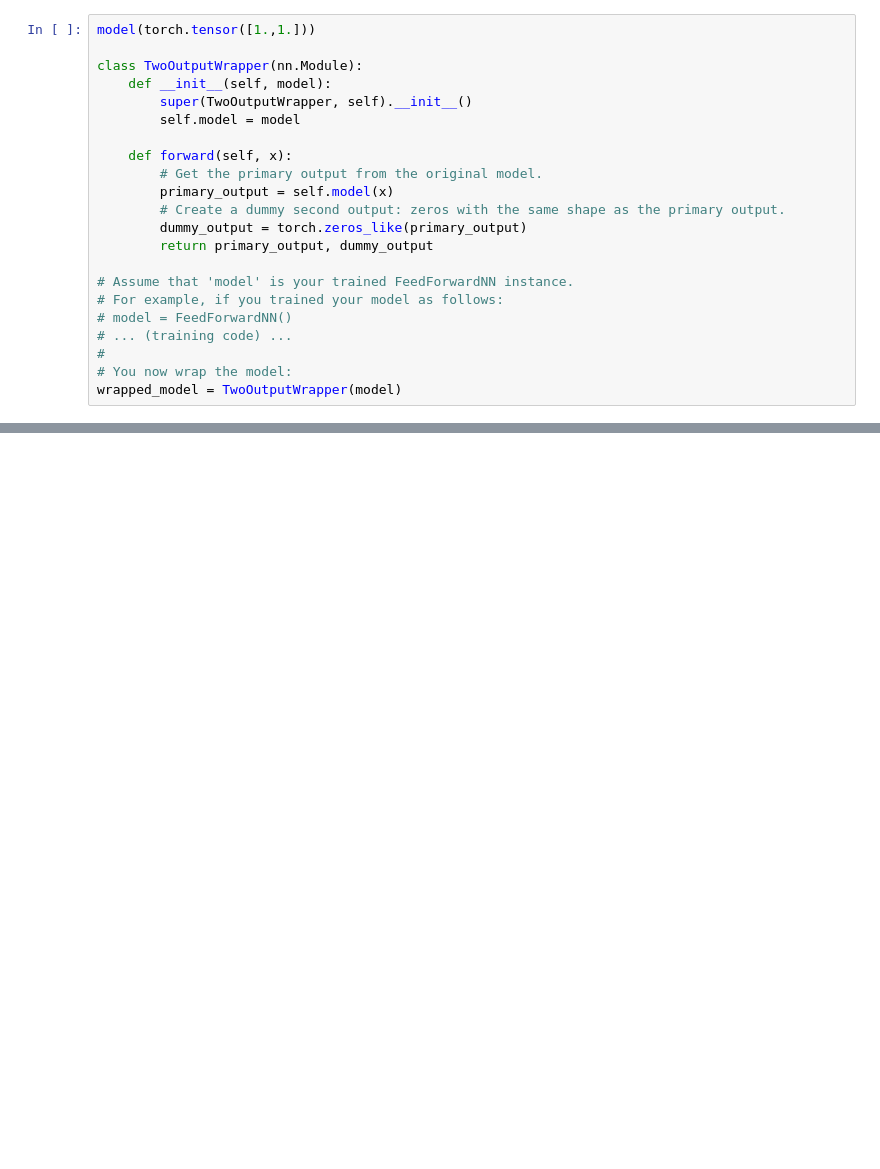
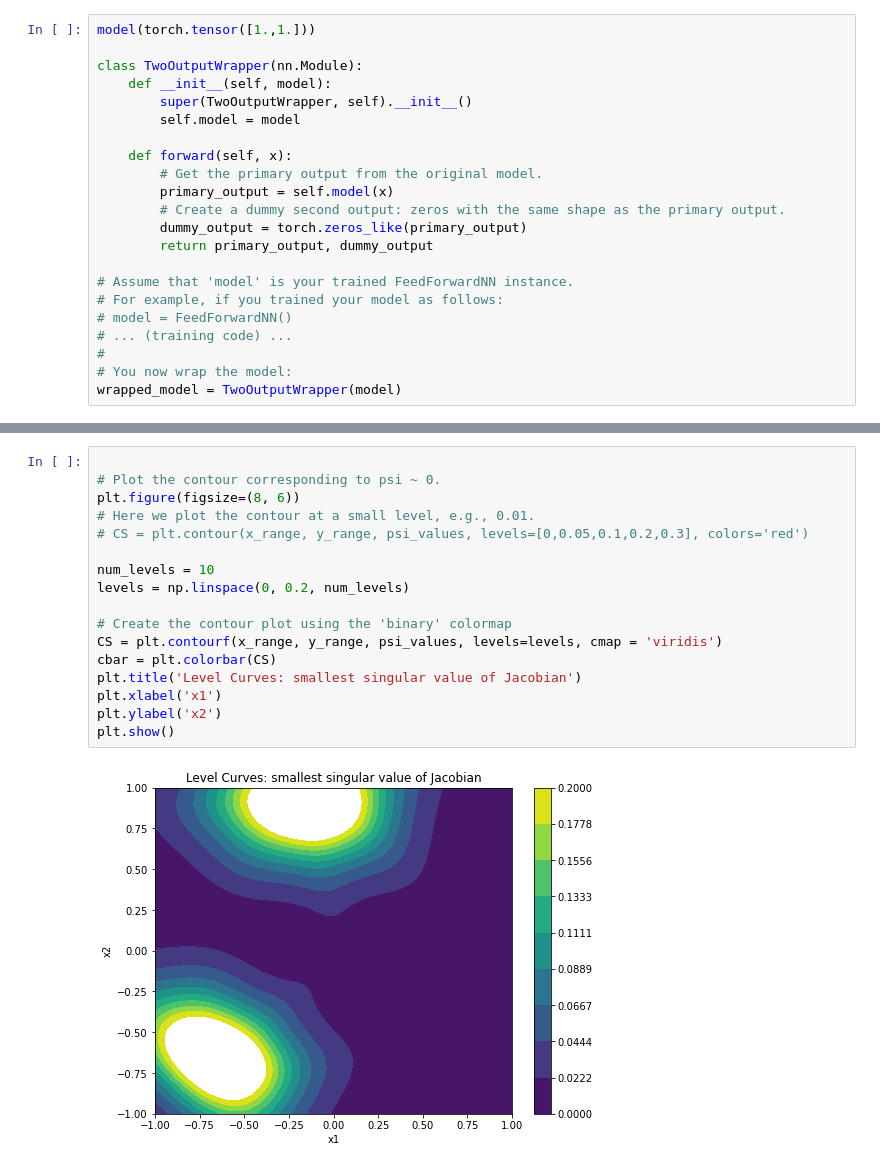
Before and after one commit to twoehrer/embedding, a Jupyter notebook: feedforward.ipynb, the cells around one changed output, grey strips where cells are left out. Saved outputs shown, nothing was run; the diff lists cells and outputs as text; blank space fills up the shorter version.

```diff
--- a/feedforward.ipynb
+++ b/feedforward.ipynb
@@ -293,0 +281,19 @@ plt.show()
+# %%
+
+# Plot the contour corresponding to psi ~ 0.
+plt.figure(figsize=(8, 6))
+# Here we plot the contour at a small level, e.g., 0.01.
+# CS = plt.contour(x_range, y_range, psi_values, levels=[0,0.05,0.1,0.2,0.3], colors='red')
+
+num_levels = 10
+levels = np.linspace(0, 0.2, num_levels)
+
+# Create the contour plot using the 'binary' colormap
+CS = plt.contourf(x_range, y_range, psi_values, levels=levels, cmap = 'viridis')
+cbar = plt.colorbar(CS)
+plt.title('Level Curves: smallest singular value of Jacobian')
+plt.xlabel('x1')
+plt.ylabel('x2')
+plt.show()
+# %% [output]
+[figure, added]
```
Also changed, not shown: parts of 6 cells of this notebook, 2 other files.
